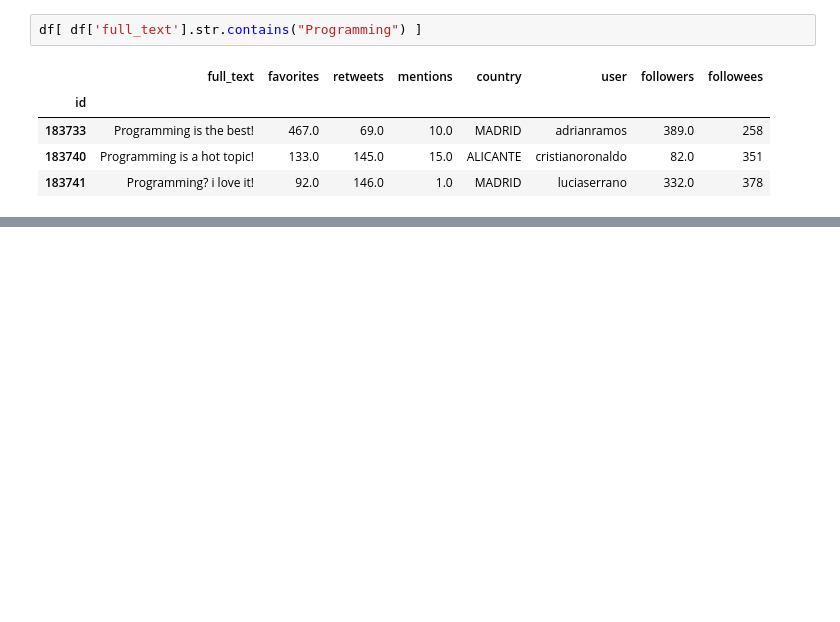
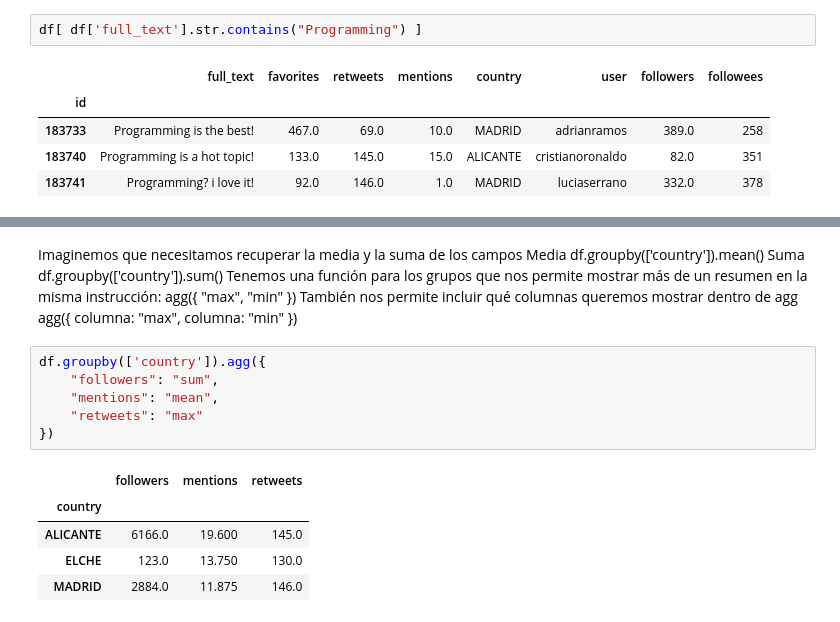
Before and after one commit to serraguti/PythonCiencia, a Jupyter notebook: ciencia05influencers.ipynb, the cells around one changed output, grey strips where cells are left out. Cells and saved outputs as stored; diff of their text form; blank space fills up the shorter version.

```diff
--- a/ciencia05influencers.ipynb
+++ b/ciencia05influencers.ipynb
@@ -76,0 +136,21 @@ df[ df['full_text'].str.contains("Programming") ]
+# %% [markdown]
+Imaginemos que necesitamos recuperar la media y la suma de los campos
+Media
+df.groupby(['country']).mean()
+Suma
+df.groupby(['country']).sum()
+Tenemos una función para los grupos que nos permite mostrar más de un resumen en la misma instrucción:  agg({ "max", "min" })
+También nos permite incluir qué columnas queremos mostrar dentro de agg
+agg({ columna: "max", columna: "min" })
+# %%
+df.groupby(['country']).agg({
+    "followers": "sum",
+    "mentions": "mean",
+    "retweets": "max"
+})
+# %% [output]
+|  | followers | mentions | retweets |
+| country |  |  |  |
+| ALICANTE | 6166.0 | 19.600 | 145.0 |
+| ELCHE | 123.0 | 13.750 | 130.0 |
+| MADRID | 2884.0 | 11.875 | 146.0 |
```
Also changed, not shown: parts of 10 cells of this notebook, 2 other files.
